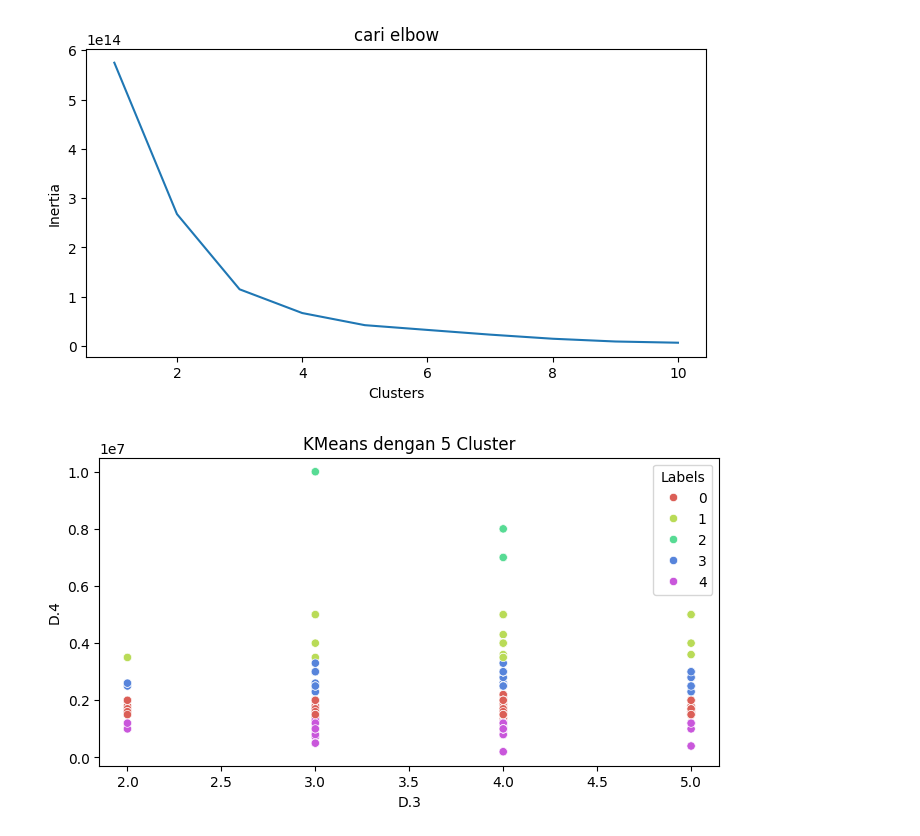
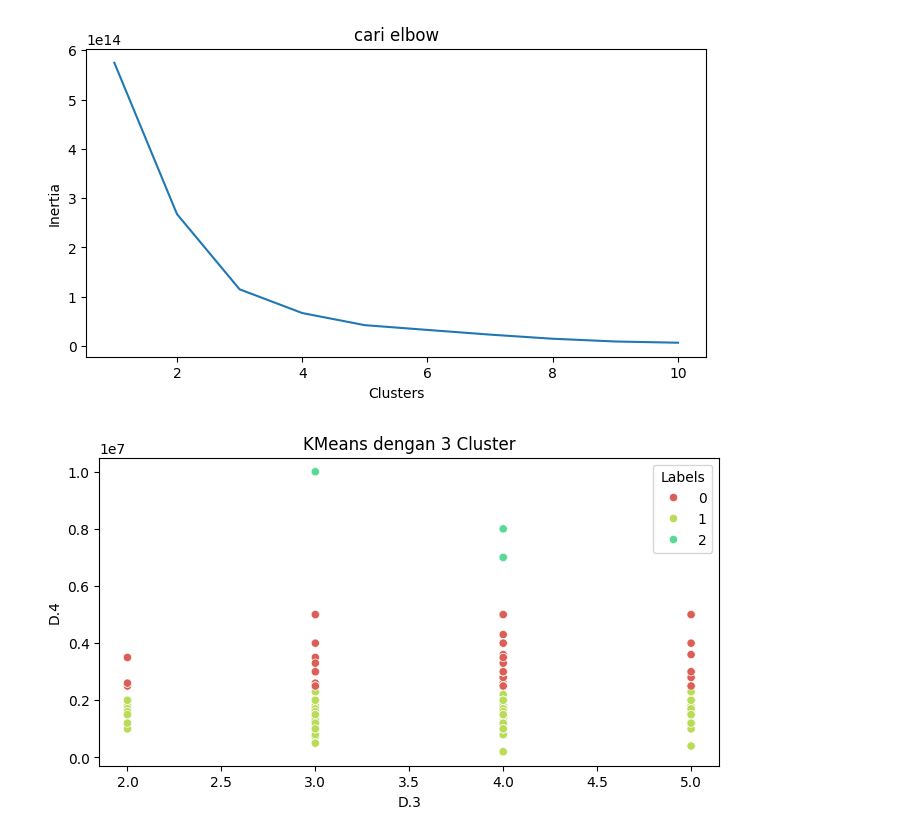
Before and after one commit to 28Sam/Commuter_Clustering, a Jupyter notebook: data_commuter.ipynb, the cells around one changed output. Saved outputs shown, nothing was run; the diff lists cells and outputs as text; code cells hidden in the pictures.

```diff
--- a/data_commuter.ipynb
+++ b/data_commuter.ipynb
@@ -71,16 +71,16 @@ Text(0, 0.5, 'Inertia')
 [figure]
 # %%
 #Buat dulu objek KMeans
-km5 = KMeans(n_clusters=5).fit(df)
+km3 = KMeans(n_clusters=3).fit(df)
 
 #Menambahkan kolom label pada data set
-df['Labels'] = km5.labels_
+df['Labels'] = km3.labels_
 
-#Buat plot kmeans dgn klster 5
+#Buat plot kmeans dgn klster 3
 plt.figure(figsize=(8,4))
 sns.scatterplot(x=df['D.3'], y=df['D.4'], hue=df['Labels'],
                 palette=sns.color_palette('hls', 5))
-plt.title('KMeans dengan 5 Cluster')
+plt.title('KMeans dengan 3 Cluster')
 plt.show()
 # %% [output]
-[figure, old version]
+[figure, new version]
```
